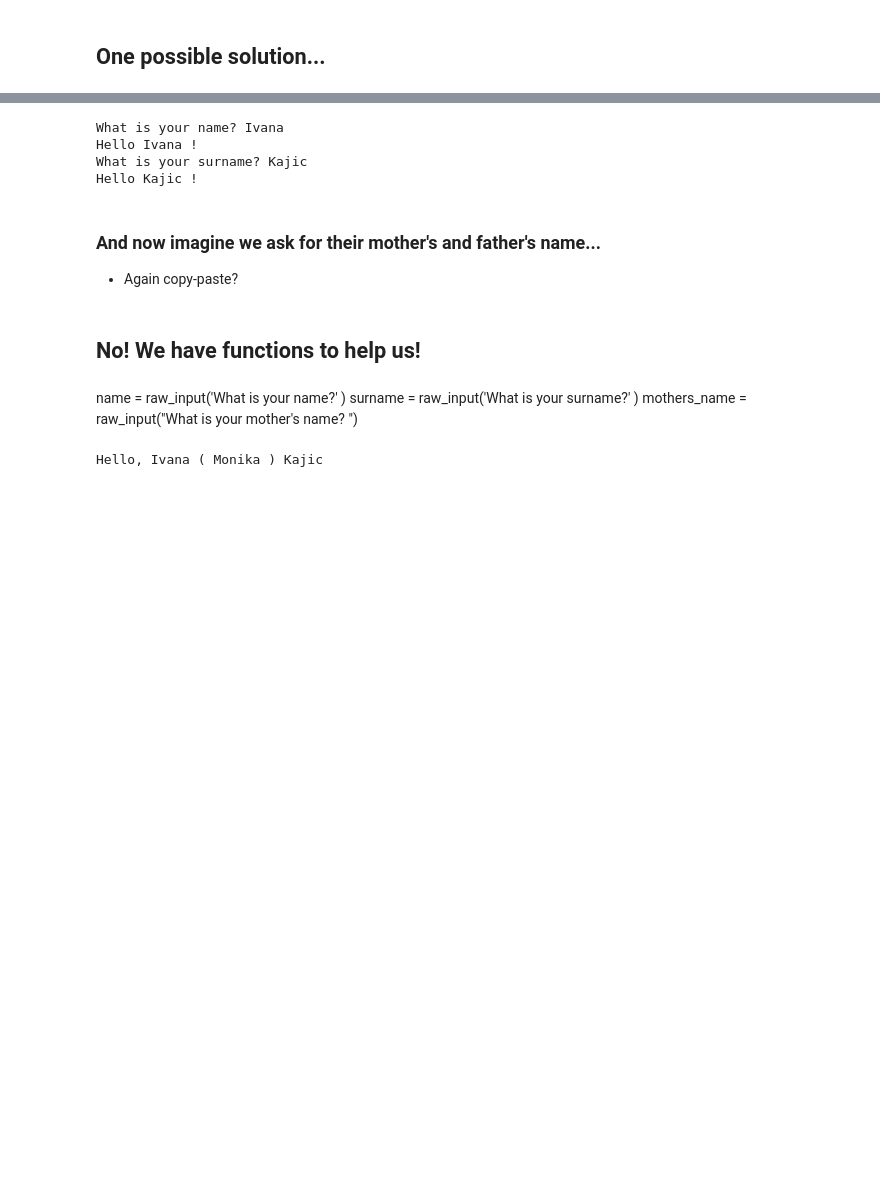
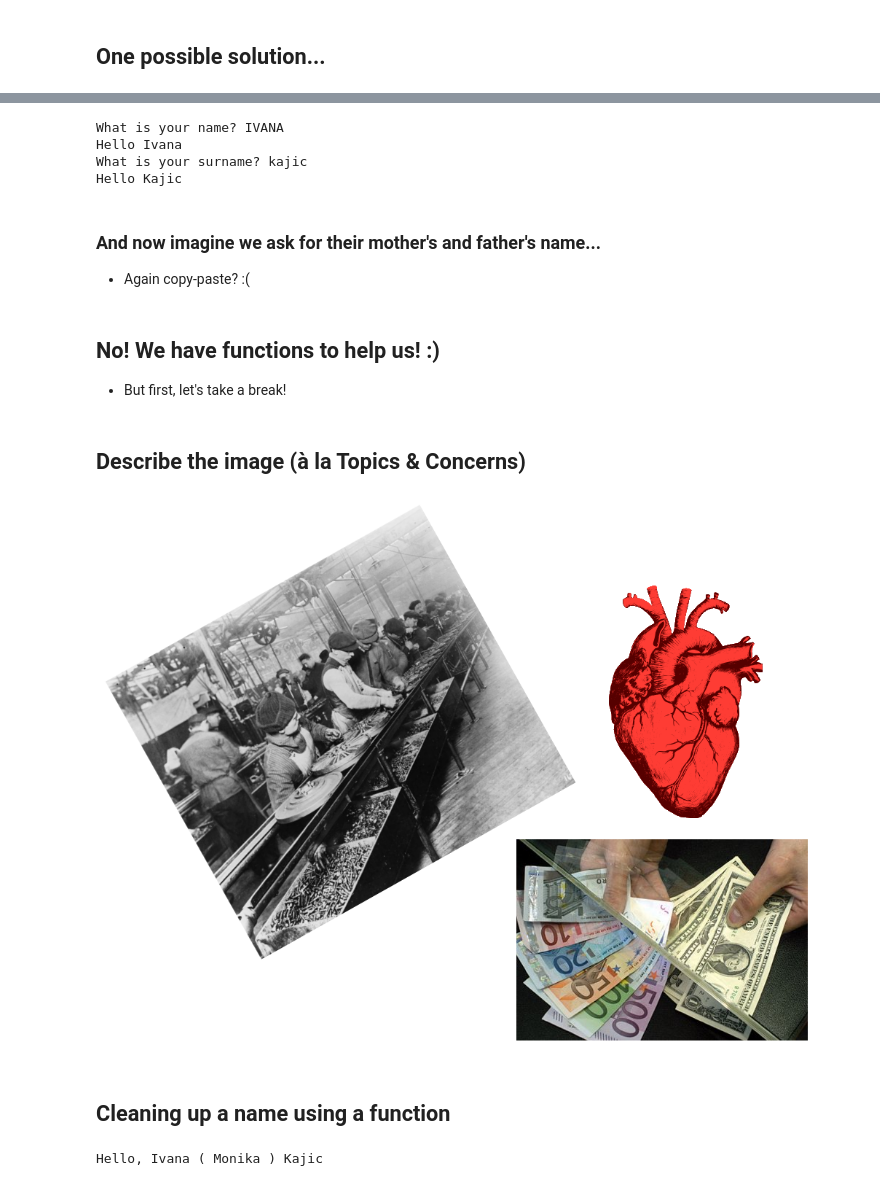
Before and after one commit to ikajic/teach, a Jupyter notebook: python-for-beginners/8_functions/Functions.ipynb, the cells around one changed output, grey strips where cells are left out. Saved outputs shown, nothing was run; the diff lists cells and outputs as text; code cells hidden in the pictures; blank space fills up the shorter version.

```diff
--- a/python-for-beginners/8_functions/Functions.ipynb
+++ b/python-for-beginners/8_functions/Functions.ipynb
@@ -91,25 +95,37 @@ clean_name = name.strip()
 clean_name = clean_name.lower()
 clean_name = clean_name.capitalize()
 
-print 'Hello', clean_name, '!'
+print 'Hello', clean_name
 
 surname = raw_input('What is your surname? ')
 clean_surname = surname.strip()
 clean_surname = clean_surname.lower()
 clean_surname = clean_surname.capitalize()
 
-print 'Hello', clean_surname, '!'
+print 'Hello', clean_surname
 # %% [output]
-What is your name? Ivana
-Hello Ivana !
-What is your surname? Kajic
-Hello Kajic !
+What is your name? IVANA
+Hello Ivana
+What is your surname? kajic
+Hello Kajic
 # %% [markdown]
 ### And now imagine we ask for their mother's and father's name...
 
-* Again copy-paste?
+* Again copy-paste? :(
 # %% [markdown]
-## No! We have functions to help us!
+## No! We have functions to help us! :)
+
+* But first, let's take a break!
+# %% [markdown]
+## Describe the image (à la Topics & Concerns)
+# %%
+from IPython.display import Image
+
+Image(filename='./img/functions.png', retina=True)
+# %% [output]
+[figure, added]
+# %% [markdown]
+## Cleaning up a name using a function
 # %%
 def clean_up(text):
     clean_text = text.strip()
@@ -117,7 +133,3 @@ def clean_up(text):
     clean_text = clean_text.capitalize()
 
     return clean_text
-# %% [markdown]
-name = raw_input('What is your name?' )
-surname = raw_input('What is your surname?' )
-mothers_name = raw_input("What is your mother's name? ")
```
Also changed, not shown: parts of 23 cells of this notebook, 1 other file.
